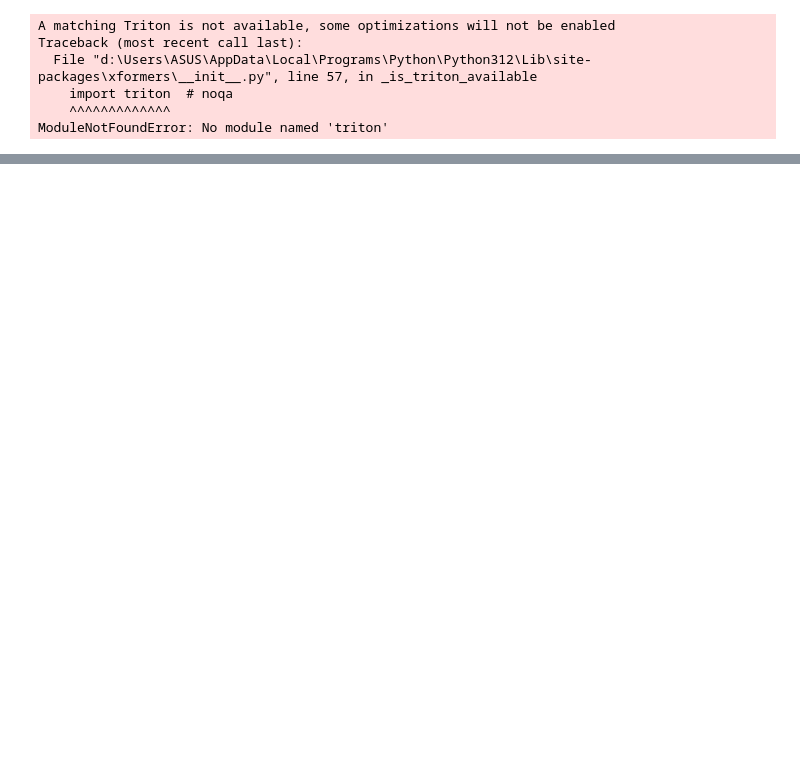
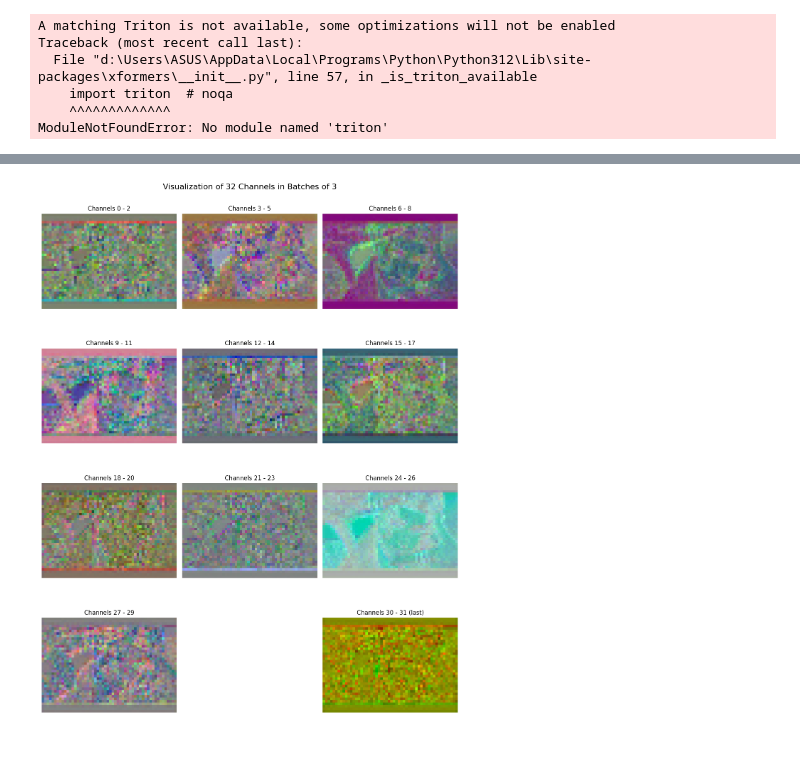
Before and after one commit to geronimi73/reimei, a Jupyter notebook: test.ipynb, the cells around one changed output, grey strips where cells are left out. Cells and saved outputs as stored; diff of their text form; code cells hidden in the pictures; blank space fills up the shorter version.

```diff
--- a/test.ipynb
+++ b/test.ipynb
@@ -104,0 +63,59 @@ torchvision.utils.save_image(grid, f"test.png")
+# %%
+latents = latents.to(torch.float32).to("cpu").squeeze()
+# %%
+import torch
+import matplotlib.pyplot as plt
+import numpy as np
+
+# Number of batches (each with 3 channels, except the last one)
+num_batches = 11  # (10 batches of 3 + 1 batch of 2)
+
+# Create figure
+fig, axes = plt.subplots(4, 3, figsize=(12, 16))  # 4 rows, 3 columns
+fig.suptitle("Visualization of 32 Channels in Batches of 3", fontsize=16)
+
+# Loop through 10 full batches of 3 channels
+for i in range(10):
+    image = latents[i * 3 : (i + 1) * 3, :, :].numpy()
+
+    # Normalize image data to [0, 1] range
+    image_min = image.min()
+    image_max = image.max()
+    image = (image - image_min) / (image_max - image_min)
+
+    # Transpose to (height, width, channels)
+    image = image.transpose(1, 2, 0)
+
+    # Plot in grid
+    ax = axes[i // 3, i % 3]
+    ax.imshow(image)
+    ax.axis("off")
+    ax.set_title(f"Channels {i*3} - {i*3+2}")
+
+# Handle the last 2 channels
+last_image = latents[30:32, :, :].numpy()
+
+# Normalize
+last_min = last_image.min()
+last_max = last_image.max()
+last_image = (last_image - last_min) / (last_max - last_min)
+
+# Convert to 3-channel by adding a blank channel
+last_image = np.concatenate((last_image, np.zeros((1, 38, 54))), axis=0)
+last_image = last_image.transpose(1, 2, 0)
+
+# Plot the last image
+ax = axes[3, 2]  # Last subplot
+ax.imshow(last_image)
+ax.axis("off")
+ax.set_title("Channels 30 - 31 (last)")
+
+# Hide any unused subplots
+for i in range(10, 11):  # We only use up to 11 slots
+    axes[i // 3, i % 3].axis("off")
+
+# Show the figure
+plt.tight_layout()
+plt.show()
+# %% [output]
+[figure, added]
```
Also changed, not shown: parts of 19 cells of this notebook, 9 other files.
